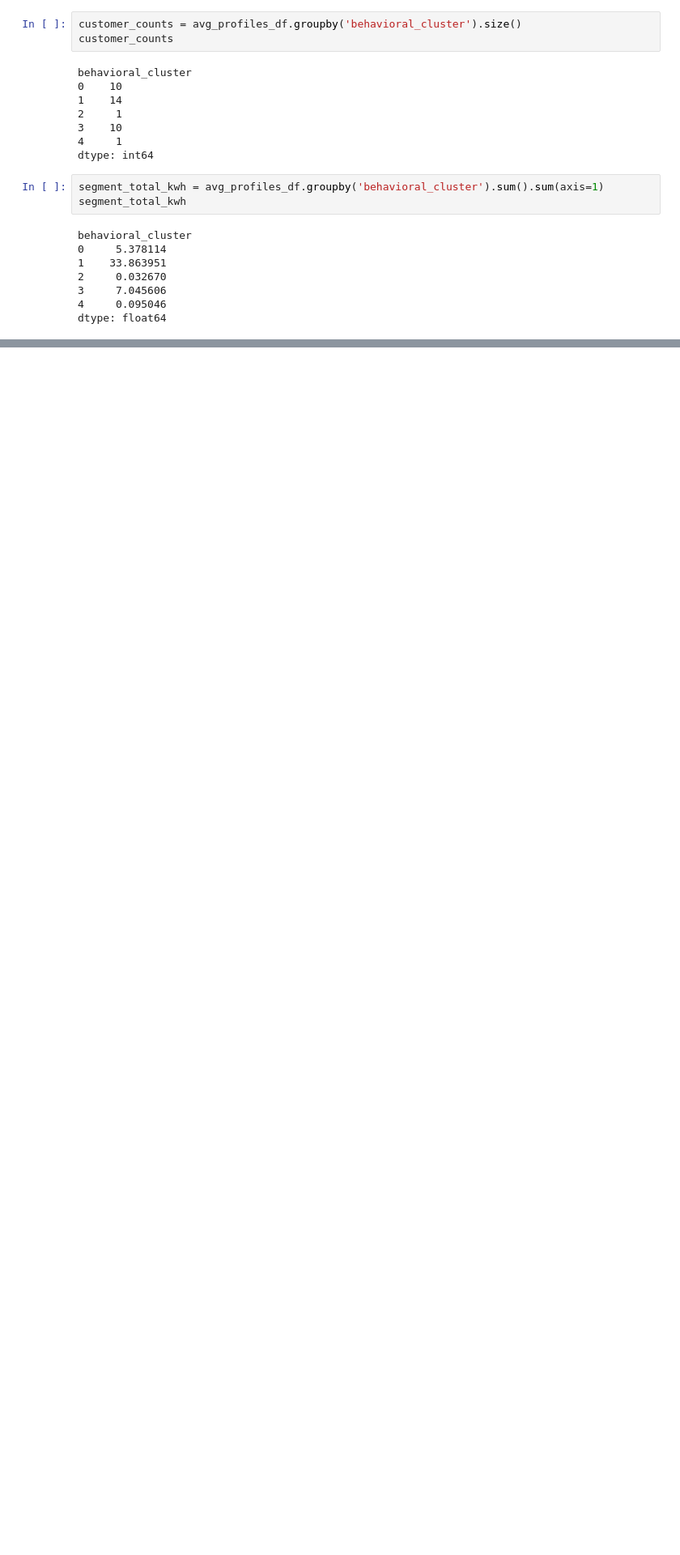
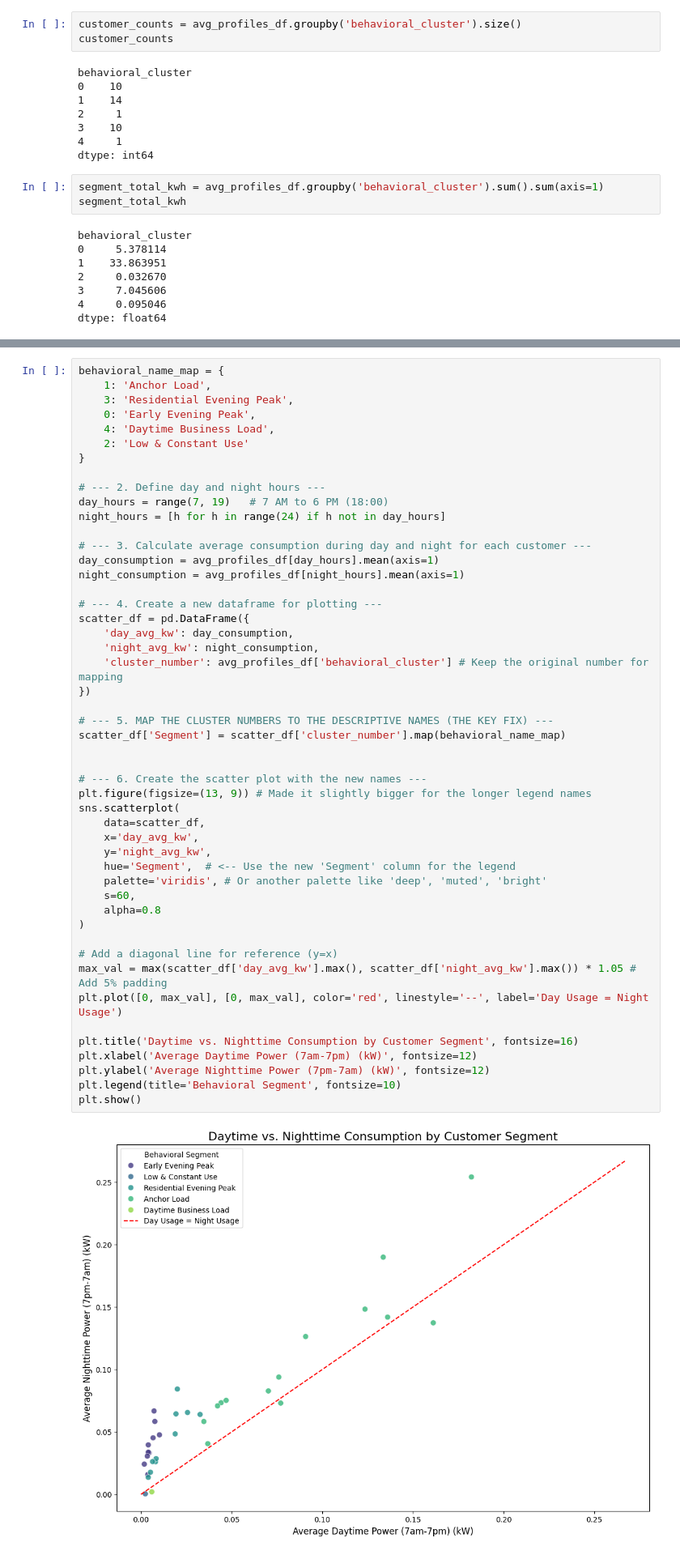
Before and after one commit to MrCupid75/Onaa-Mini-Grid-Customer-Segmentation, a Jupyter notebook: Daily Electricity Usage/main.ipynb, the cells around one changed output, grey strips where cells are left out. Shown at 81% size. Drawn from its saved outputs; the diff is of its cells as text; blank space fills up the shorter version.

```diff
--- a/Daily Electricity Usage/main.ipynb
+++ b/Daily Electricity Usage/main.ipynb
@@ -477,0 +569,51 @@ Low and Constant Use                     0.070386
+# %%
+behavioral_name_map = {
+    1: 'Anchor Load',
+    3: 'Residential Evening Peak',
+    0: 'Early Evening Peak',
+    4: 'Daytime Business Load',
+    2: 'Low & Constant Use'
+}
+
+# --- 2. Define day and night hours ---
+day_hours = range(7, 19)   # 7 AM to 6 PM (18:00)
+night_hours = [h for h in range(24) if h not in day_hours]
+
+# --- 3. Calculate average consumption during day and night for each customer ---
+day_consumption = avg_profiles_df[day_hours].mean(axis=1)
+night_consumption = avg_profiles_df[night_hours].mean(axis=1)
+
+# --- 4. Create a new dataframe for plotting ---
+scatter_df = pd.DataFrame({
+    'day_avg_kw': day_consumption,
+    'night_avg_kw': night_consumption,
+    'cluster_number': avg_profiles_df['behavioral_cluster'] # Keep the original number for mapping
+})
+
+# --- 5. MAP THE CLUSTER NUMBERS TO THE DESCRIPTIVE NAMES (THE KEY FIX) ---
+scatter_df['Segment'] = scatter_df['cluster_number'].map(behavioral_name_map)
+
+
+# --- 6. Create the scatter plot with the new names ---
+plt.figure(figsize=(13, 9)) # Made it slightly bigger for the longer legend names
+sns.scatterplot(
+    data=scatter_df,
+    x='day_avg_kw',
+    y='night_avg_kw',
+    hue='Segment',  # <-- Use the new 'Segment' column for the legend
+    palette='viridis', # Or another palette like 'deep', 'muted', 'bright'
+    s=60,
+    alpha=0.8
+)
+
+# Add a diagonal line for reference (y=x)
+max_val = max(scatter_df['day_avg_kw'].max(), scatter_df['night_avg_kw'].max()) * 1.05 # Add 5% padding
+plt.plot([0, max_val], [0, max_val], color='red', linestyle='--', label='Day Usage = Night Usage')
+
+plt.title('Daytime vs. Nighttime Consumption by Customer Segment', fontsize=16)
+plt.xlabel('Average Daytime Power (7am-7pm) (kW)', fontsize=12)
+plt.ylabel('Average Nighttime Power (7pm-7am) (kW)', fontsize=12)
+plt.legend(title='Behavioral Segment', fontsize=10)
+plt.show()
+# %% [output]
+[figure, added]
```
Also changed, not shown: parts of 15 cells of this notebook, 7 other files.
